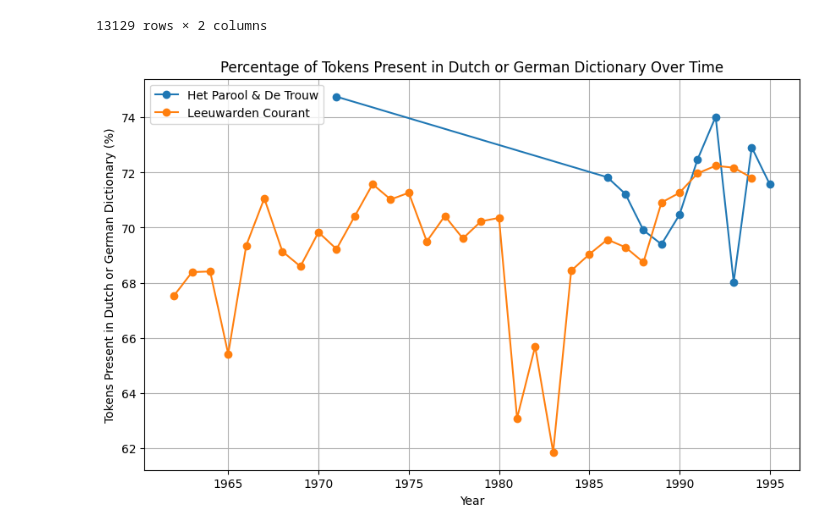
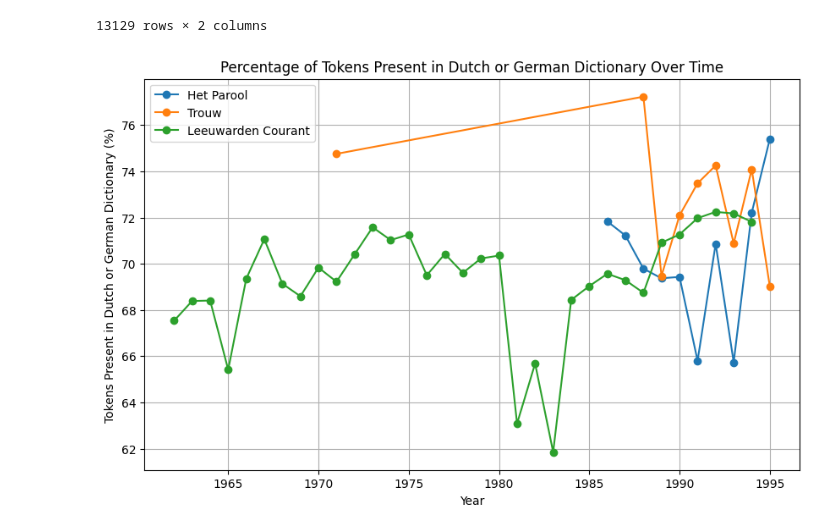
Before and after one commit to nielsbijl/BookReviewsThesis, a Jupyter notebook: notebooks/quantify_ocr_accuracy.ipynb, the cells around one changed output. Saved outputs shown, nothing was run; the diff lists cells and outputs as text; code cells hidden in the pictures.

```diff
--- a/notebooks/quantify_ocr_accuracy.ipynb
+++ b/notebooks/quantify_ocr_accuracy.ipynb
@@ -131,36 +146,45 @@ df_lc_unique
 | 25935 | 1976 | boeken Handzame, maar geen vrijbl... |
 13129 rows × 2 columns
 # %%
-df_trouw_parool_unique = df_trouw_parool[['text', 'year']].drop_duplicates()
+df_trouw_parool_unique = df_trouw_parool[['newspaper', 'text', 'year']].drop_duplicates()
 # %%
 df_lc_unique['correct_ocr_percentage'] = df_lc_unique['content'].apply(calculate_both_dictionaries_percentage)
 df_trouw_parool_unique['correct_ocr_percentage'] = df_trouw_parool_unique['text'].apply(calculate_both_dictionaries_percentage)
 # %%
 # Group by 'year' and calculate the mean of 'correct_ocr_percentage' for the first dataset
-aggregated_data_trouw_parool = df_trouw_parool_unique.groupby('year')['correct_ocr_percentage'].mean().reset_index()
+aggregated_data_trouw_parool = df_trouw_parool_unique.groupby(['newspaper', 'year'])['correct_ocr_percentage'].mean().reset_index()
 
 # Group by 'yearRev' and calculate the mean of 'correct_ocr_percentage' for the second dataset
 aggregated_data_lc = df_lc_unique.groupby('yearRev')['correct_ocr_percentage'].mean().reset_index()
 
 # Plotting the data
 plt.figure(figsize=(10, 6))
 
 # Plot for the first dataset
-plt.plot(aggregated_data_trouw_parool['year'], aggregated_data_trouw_parool['correct_ocr_percentage'], marker='o', label='Het Parool & De Trouw')
+plt.plot(aggregated_data_trouw_parool[aggregated_data_trouw_parool['newspaper'] == 'Parool']['year'],
+         aggregated_data_trouw_parool[aggregated_data_trouw_parool['newspaper'] == 'Parool']['correct_ocr_percentage'],
+         marker='o',
+         label='Het Parool')
+
+# Plot for the first dataset
+plt.plot(aggregated_data_trouw_parool[aggregated_data_trouw_parool['newspaper'] == 'Trouw']['year'],
+         aggregated_data_trouw_parool[aggregated_data_trouw_parool['newspaper'] == 'Trouw']['correct_ocr_percentage'],
+         marker='o',
+         label='Trouw')
 
 # Plot for the second dataset
 plt.plot(aggregated_data_lc['yearRev'], aggregated_data_lc['correct_ocr_percentage'], marker='o', label='Leeuwarden Courant')
 
 # Adding titles and labels
 plt.title('Percentage of Tokens Present in Dutch or German Dictionary Over Time')
 plt.xlabel('Year')
 plt.ylabel('Tokens Present in Dutch or German Dictionary (%)')
 plt.grid(True)
 
 # Adding legend
 plt.legend()
 
 # Show plot
 plt.show()
 # %% [output]
-[figure, old version]
+[figure, new version]
```
Also changed, not shown: parts of 2 cells of this notebook, 9 other files.
